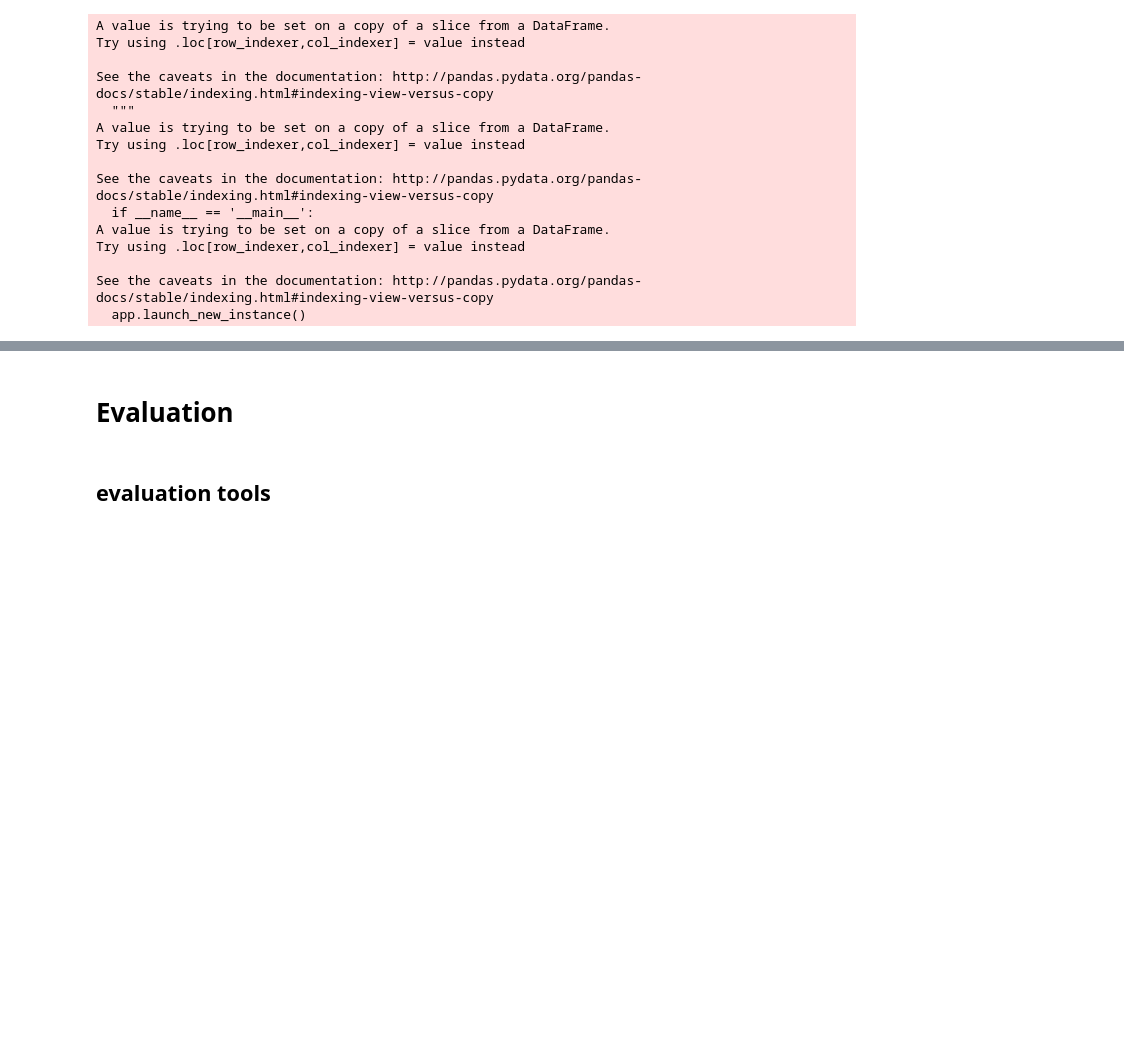
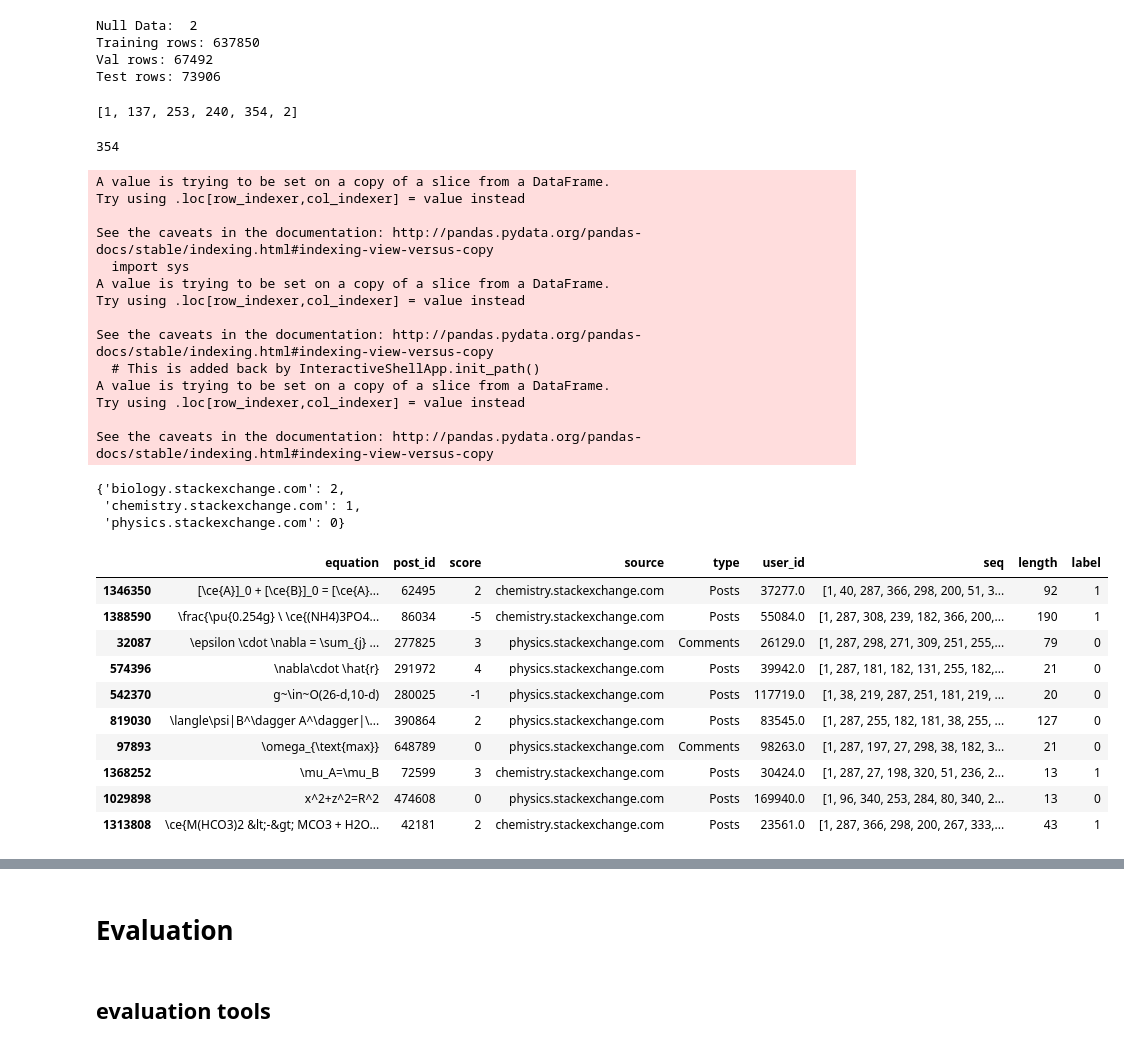
Before and after one commit to gdso-math/math-stack, a Jupyter notebook: notebooks/04_sequence_clf.ipynb, the cells around one changed output, grey strips where cells are left out. Saved outputs shown, nothing was run; the diff lists cells and outputs as text; code cells hidden in the pictures; blank space fills up the shorter version.

```diff
--- a/notebooks/04_sequence_clf.ipynb
+++ b/notebooks/04_sequence_clf.ipynb
@@ -14,9 +18,14 @@ import matplotlib.pyplot as plt
 # %%
-def split_data(df):
-    N = df.shape[0]
+def split_data(df, frac=0.1):
+    """
+    Split the data by the post id.
+    Equations from the same post will be in the same set.
+    """
     split_by = df.post_id
     post_ids = df.post_id.unique()
+    N = len(post_ids)
 
-    test_posts = np.random.choice(post_ids, int(N*0.2))
+    test_posts = np.random.choice(post_ids, int(N * frac))
+    n_test = len(test_posts)
     test_condition = df.post_id.isin(test_posts)
     return df[~test_condition], df[test_condition]
@@ -28,3 +32,21 @@ train_df, val_df = split_data(train_df)
+# %%
+np.random.seed(1)
+datapath = Path('../data/processed/equations.csv')
+df = pd.read_csv(datapath)
+print('Null Data: ', df.equation.isnull().sum())
+df.dropna(subset=['equation'], inplace=True)
+df = df.drop_duplicates(subset=['equation', 'source'])
+train_df, test_df = split_data(df, 0.1)
+train_df, val_df = split_data(train_df, 0.1)
+
+print(f'Training rows: {train_df.shape[0]}')
+print(f'Val rows: {val_df.shape[0]}')
+print(f'Test rows: {test_df.shape[0]}')
+# %% [output]
+Null Data:  2
+Training rows: 637850
+Val rows: 67492
+Test rows: 73906
 # %%
 class Tokenizer:
     """Convert chars to ints"""
@@ -62,8 +84,15 @@ class Tokenizer:
 
 
 def encode_sequence(seq, tokenizer):
-    return [tokenizer[c] for c in seq]
-    # return [tokenizer[tokenizer.BOS]] + [tokenizer[c] for c in seq] + [tokenizer[tokenizer.EOS]]
+    return [tokenizer[tokenizer.BOS]] + [tokenizer[c] for c in seq] + [tokenizer[tokenizer.EOS]]
+# %%
+encode_sequence('1234', tokenizer)
+# %% [output]
+[1, 137, 253, 240, 354, 2]
+# %%
+tokenizer['4']
+# %% [output]
+354
 # %%
 tokenizer = Tokenizer()
 tokenizer.fit(train_df.equation)
@@ -88,17 +117,36 @@ A value is trying to be set on a copy of a slice from a DataFrame.
 Try using .loc[row_indexer,col_indexer] = value instead
 
 See the caveats in the documentation: http://pandas.pydata.org/pandas-docs/stable/indexing.html#indexing-view-versus-copy
-  """
+  import sys
 A value is trying to be set on a copy of a slice from a DataFrame.
 Try using .loc[row_indexer,col_indexer] = value instead
 
 See the caveats in the documentation: http://pandas.pydata.org/pandas-docs/stable/indexing.html#indexing-view-versus-copy
-  if __name__ == '__main__':
+  # This is added back by InteractiveShellApp.init_path()
 A value is trying to be set on a copy of a slice from a DataFrame.
 Try using .loc[row_indexer,col_indexer] = value instead
 
 See the caveats in the documentation: http://pandas.pydata.org/pandas-docs/stable/indexing.html#indexing-view-versus-copy
-  app.launch_new_instance()
+# %%
+label_map
+# %% [output]
+{'biology.stackexchange.com': 2,
+ 'chemistry.stackexchange.com': 1,
+ 'physics.stackexchange.com': 0}
+# %%
+train_df.sample(10)
+# %% [output]
+|  | equation | post_id | score | source | type | user_id | seq | length | label |
+| 1346350 | [\ce{A}]_0 + [\ce{B}]_0 = [\ce{A}... | 62495 | 2 | chemistry.stackexchange.com | Posts | 37277.0 | [1, 40, 287, 366, 298, 200, 51, 3... | 92 | 1 |
+| 1388590 | \frac{\pu{0.254g} \ \ce{(NH4)3PO4... | 86034 | -5 | chemistry.stackexchange.com | Posts | 55084.0 | [1, 287, 308, 239, 182, 366, 200,... | 190 | 1 |
+| 32087 | \epsilon \cdot \nabla = \sum_{j} ... | 277825 | 3 | physics.stackexchange.com | Comments | 26129.0 | [1, 287, 298, 271, 309, 251, 255,... | 79 | 0 |
+| 574396 | \nabla\cdot \hat{r} | 291972 | 4 | physics.stackexchange.com | Posts | 39942.0 | [1, 287, 181, 182, 131, 255, 182,... | 21 | 0 |
+| 542370 | g~\in~O(26-d,10-d) | 280025 | -1 | physics.stackexchange.com | Posts | 117719.0 | [1, 38, 219, 287, 251, 181, 219, ... | 20 | 0 |
+| 819030 | \langle\psi|B^\dagger A^\dagger|\... | 390864 | 2 | physics.stackexchange.com | Posts | 83545.0 | [1, 287, 255, 182, 181, 38, 255, ... | 127 | 0 |
+| 97893 | \omega_{\text{max}} | 648789 | 0 | physics.stackexchange.com | Comments | 98263.0 | [1, 287, 197, 27, 298, 38, 182, 3... | 21 | 0 |
+| 1368252 | \mu_A=\mu_B | 72599 | 3 | chemistry.stackexchange.com | Posts | 30424.0 | [1, 287, 27, 198, 320, 51, 236, 2... | 13 | 1 |
+| 1029898 | x^2+z^2=R^2 | 474608 | 0 | physics.stackexchange.com | Posts | 169940.0 | [1, 96, 340, 253, 284, 80, 340, 2... | 13 | 0 |
+| 1313808 | \ce{M(HCO3)2 &lt;-&gt; MCO3 + H2O... | 42181 | 2 | chemistry.stackexchange.com | Posts | 23561.0 | [1, 287, 366, 298, 200, 267, 333,... | 43 | 1 |
 # %%
 class DataGenerator(utils.Sequence):
     def __init__(self, df, batch_size: int = 32, shuffle: bool = False, weight: bool = False):
```
Also changed, not shown: parts of 15 cells of this notebook, 2 other files.
